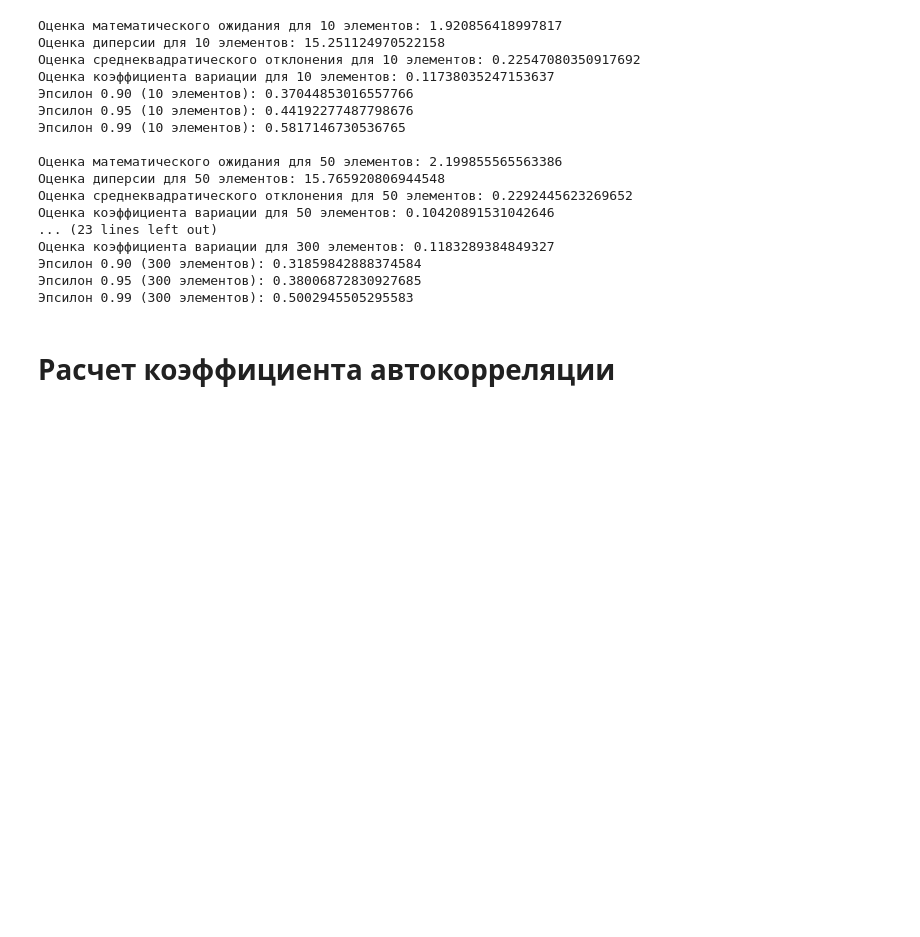
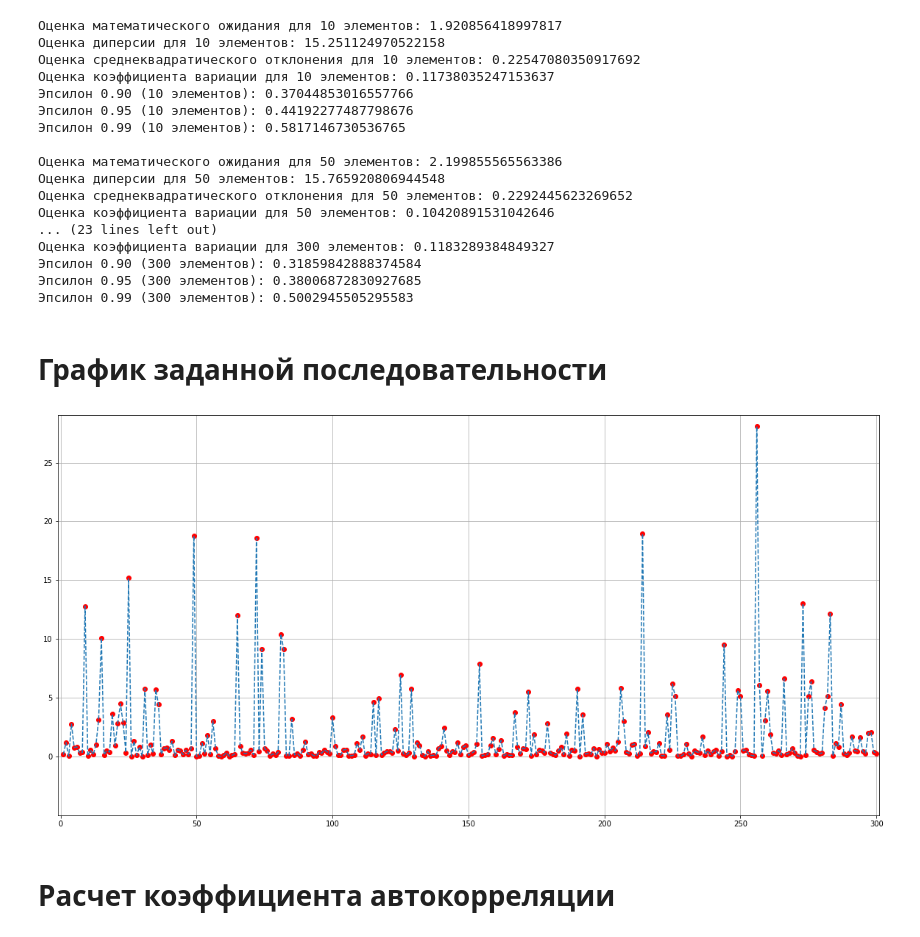
Before and after one commit to johnny-keker/mathematical-modelling, a Jupyter notebook: LW1/LW1.ipynb, the cells around one changed output. Drawn from its saved outputs; the diff is of its cells as text; code cells hidden in the pictures; blank space fills up the shorter version.

Commit message:
[LW1] input data plot

```diff
--- a/LW1/LW1.ipynb
+++ b/LW1/LW1.ipynb
@@ -87,6 +88,23 @@ c_300 = compute_characteristics_for_n_values(300)
 Эпсилон 0.90 (300 элементов): 0.31859842888374584
 Эпсилон 0.95 (300 элементов): 0.38006872830927685
 Эпсилон 0.99 (300 элементов): 0.5002945505295583
+# %% [markdown]
+# График заданной последовательности
+# %%
+x_border = (-1, 301)
+y_border = (min(input_data) - 5, max(input_data) + max(input_data) / 30)
+
+plt.figure(figsize=(20, 10))
+plt.plot(range(1, 301), input_data, 'ro', range(1, 301), input_data, '--')
+
+ax = plt.gca()
+ax.set_autoscale_on(False)
+ax.axis([x_border[0], x_border[1], y_border[0], y_border[1]])
+
+plt.grid()
+plt.show()
+# %% [output]
+[figure, added]
 # %% [markdown]
 # Расчет коэффициента автокорреляции
 # %%
```
Also changed, not shown: parts of 1 cell of this notebook.
